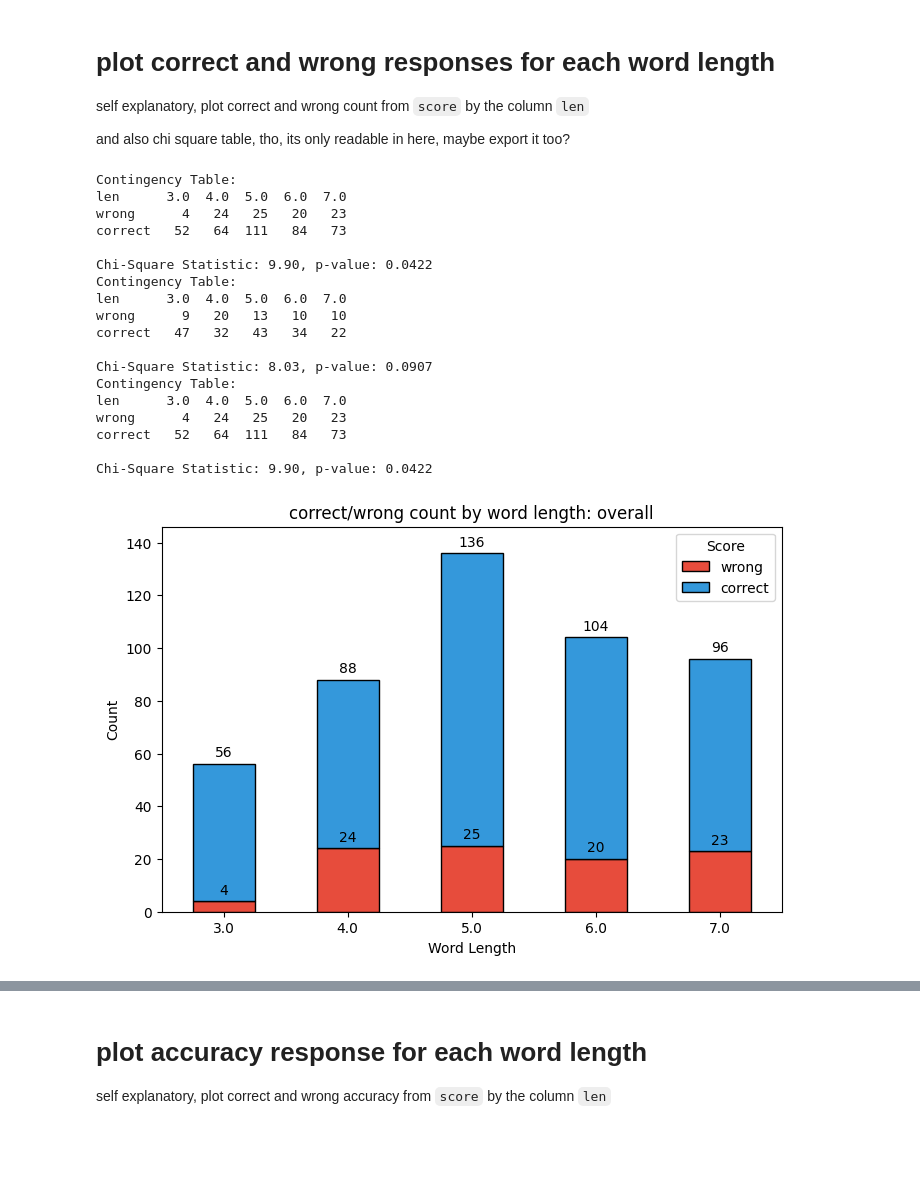
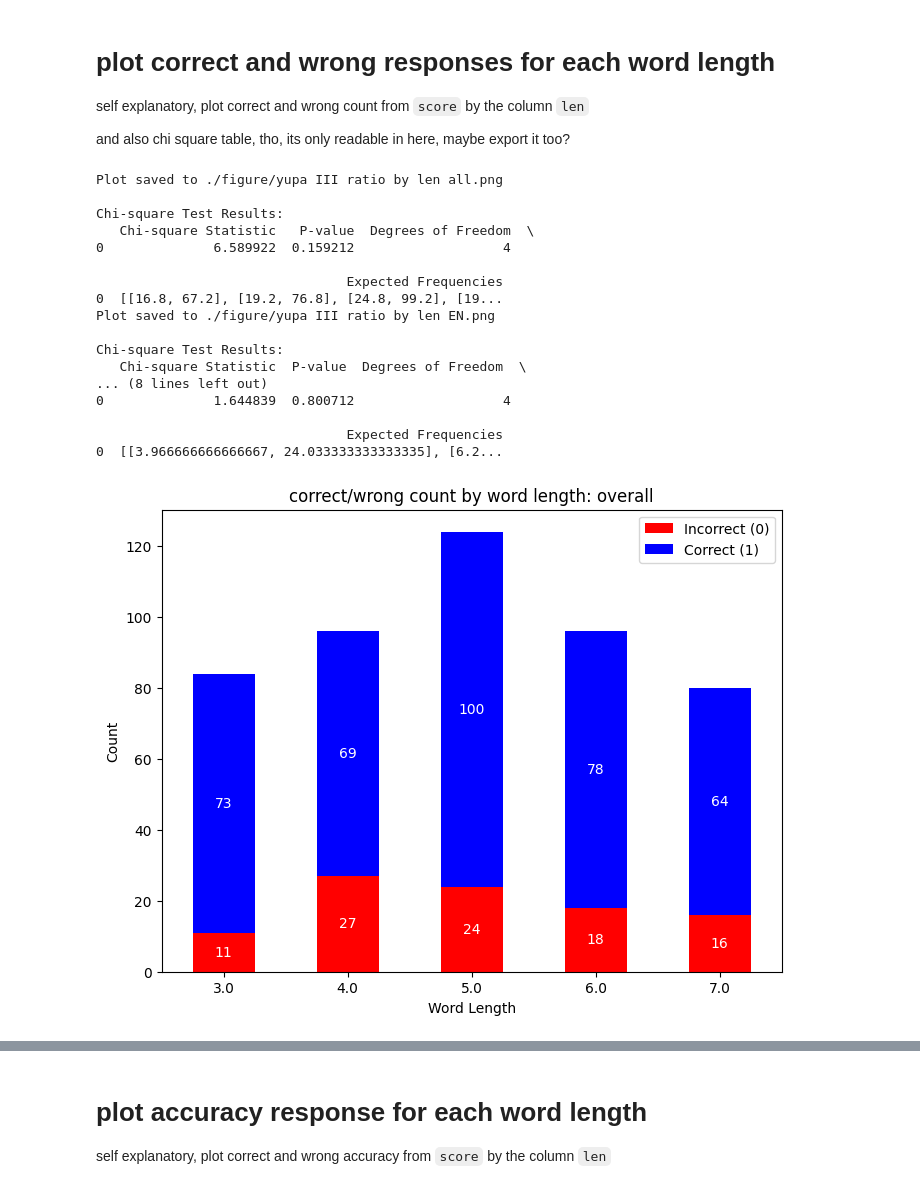
Before and after one commit to Plausma/Dyslexia, a Jupyter notebook: analysis for task 3rd.ipynb, the cells around one changed output, grey strips where cells are left out. Drawn from its saved outputs; the diff is of its cells as text; code cells hidden in the pictures; blank space fills up the shorter version.

```diff
--- a/analysis for task 3rd.ipynb
+++ b/analysis for task 3rd.ipynb
@@ -76,7 +76,7 @@ def III_wordload_len_learnt(cutdf):
 # %%
 III_wordload_len_learnt(imgorden)
 III_wordload_len_learnt(imgordth)
-III_wordload_len_learnt(imgordall)
+imgordall = pd.concat([imgordth,imgorden], ignore_index=True)
 # %% [output]
 english language experiemnt loaded
 thai language experiemnt loaded
@@ -163,24 +167,23 @@ def III_plot_chi_square(df, dir, title="Chi-Square Test: Word Length vs Correct/
 # %%
-III_plot_chi_square(imgordall, "./figure/III-ratio by len all.png", "correct/wrong count by word length: overall" )
-III_plot_chi_square(imgorden, "./figure/III-ratio by len EN.png", "correct/wrong count by word length: english")
-III_plot_chi_square(imgordall, "./figure/III-ratio by len TH.png", "correct/wrong count by word length: thai")
+III_plot_chi_square(imgordall, "correct/wrong count by word length: overall",f"./figure/{username} III ratio by len all.png")
+III_plot_chi_square(imgorden,  "correct/wrong count by word length: english",f"./figure/{username} III ratio by len EN.png")
+III_plot_chi_square(imgordth,  "correct/wrong count by word length: thai",   f"./figure/{username} III ratio by len TH.png")
 # %% [output]
-Contingency Table:
-len      3.0  4.0  5.0  6.0  7.0
-wrong      4   24   25   20   23
-correct   52   64  111   84   73
+Plot saved to ./figure/yupa III ratio by len all.png
 
-Chi-Square Statistic: 9.90, p-value: 0.0422
-Contingency Table:
-len      3.0  4.0  5.0  6.0  7.0
-wrong      9   20   13   10   10
-correct   47   32   43   34   22
+Chi-square Test Results:
+   Chi-square Statistic   P-value  Degrees of Freedom  \
+0              6.589922  0.159212                   4
 
-Chi-Square Statistic: 8.03, p-value: 0.0907
-Contingency Table:
-len      3.0  4.0  5.0  6.0  7.0
-wrong      4   24   25   20   23
-correct   52   64  111   84   73
+                                Expected Frequencies
+0  [[16.8, 67.2], [19.2, 76.8], [24.8, 99.2], [19...
+Plot saved to ./figure/yupa III ratio by len EN.png
 
-Chi-Square Statistic: 9.90, p-value: 0.0422
+Chi-square Test Results:
+   Chi-square Statistic  P-value  Degrees of Freedom  \
+... (8 lines left out)
+0              1.644839  0.800712                   4
+
+                                Expected Frequencies
+0  [[3.966666666666667, 24.033333333333335], [6.2...
-[figure, old version]
+[figure, new version]
```
Also changed, not shown: parts of 17 cells of this notebook, 34 other files.
